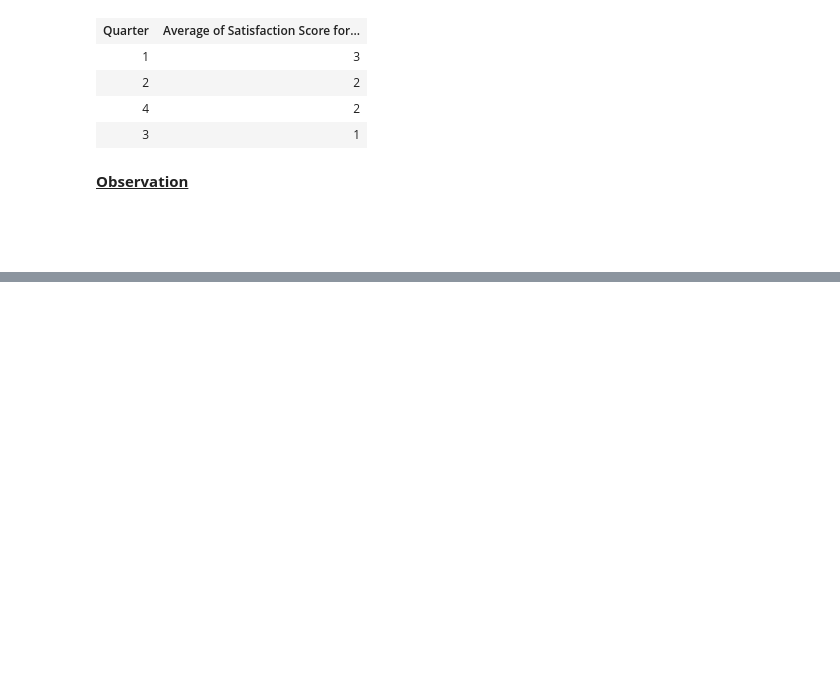
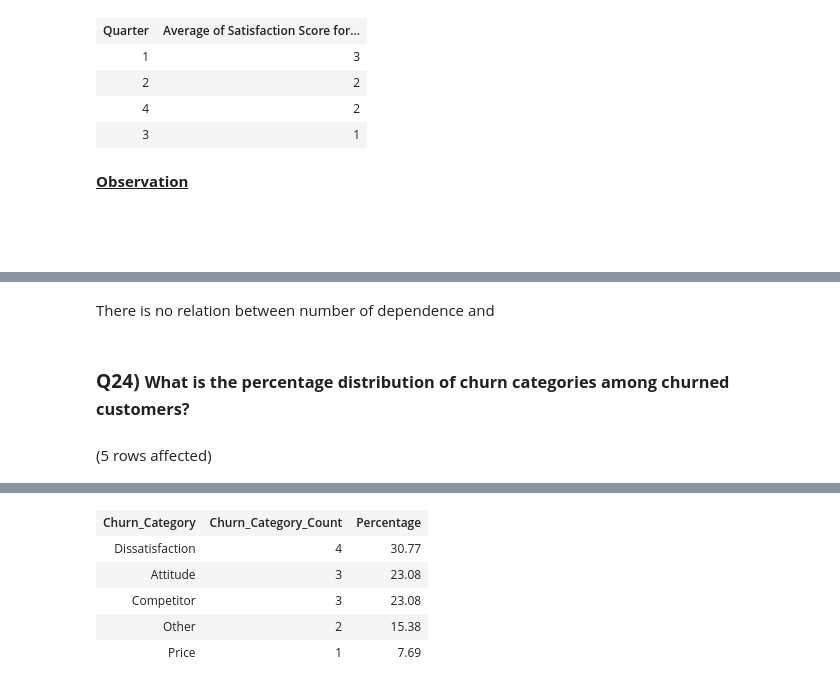
Before and after one commit to sohilamohey/ITI-SQL-Project-Telco-Company, a Jupyter notebook: Offical Code.ipynb, the cells around one changed output, grey strips where cells are left out. Saved outputs shown, nothing was run; the diff lists cells and outputs as text; code cells hidden in the pictures; blank space fills up the shorter version.

```diff
--- a/Offical Code.ipynb
+++ b/Offical Code.ipynb
@@ -246,0 +399,19 @@ Total execution time: 00:00:00.018
+# %% [markdown]
+There is no relation between number of dependence and <span style="color: rgb(255, 255, 255); font-family: Consolas, &quot;Courier New&quot;, monospace; font-size: 13px; white-space: pre;">satisfaction score</span>
+# %% [markdown]
+### **Q24) <span style="font-size: 16.38px;">What is the percentage distribution of churn categories among churned customers?</span>**
+# %%
+SELECT
+    Churn_Category,
+    COUNT(Churn_Category) AS Churn_Category_Count,
+	FORMAT(100.00 * COUNT(Churn_Category) / SUM(COUNT(Churn_Category)) OVER (), 'N2') AS Percentage
+FROM
+	Status
+WHERE
+	Customer_Status = 'Churned'
+GROUP BY
+	Churn_Category
+ORDER BY
+	Churn_Category_Count DESC
+# %% [output]
+(5 rows affected)
@@ -246,0 +419,6 @@ Total execution time: 00:00:00.018
+| Churn_Category | Churn_Category_Count | Percentage |
+| Dissatisfaction | 4 | 30.77 |
+| Attitude | 3 | 23.08 |
+| Competitor | 3 | 23.08 |
+| Other | 2 | 15.38 |
+| Price | 1 | 7.69 |
```
Also changed, not shown: parts of 29 cells of this notebook.
